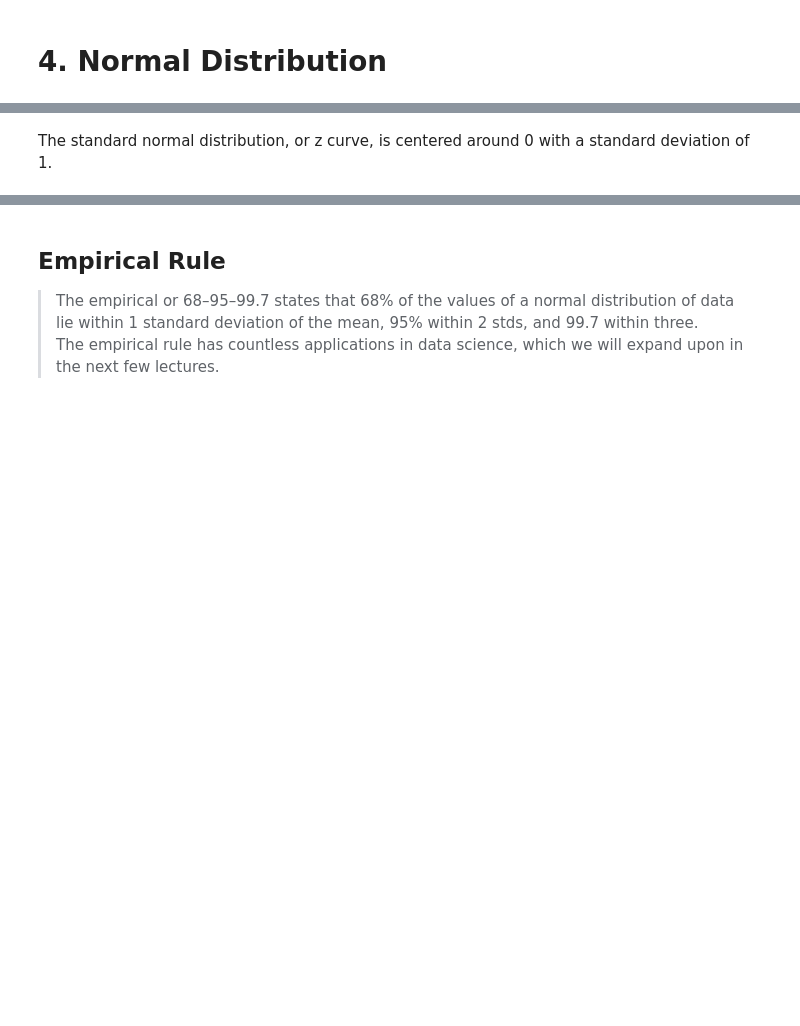
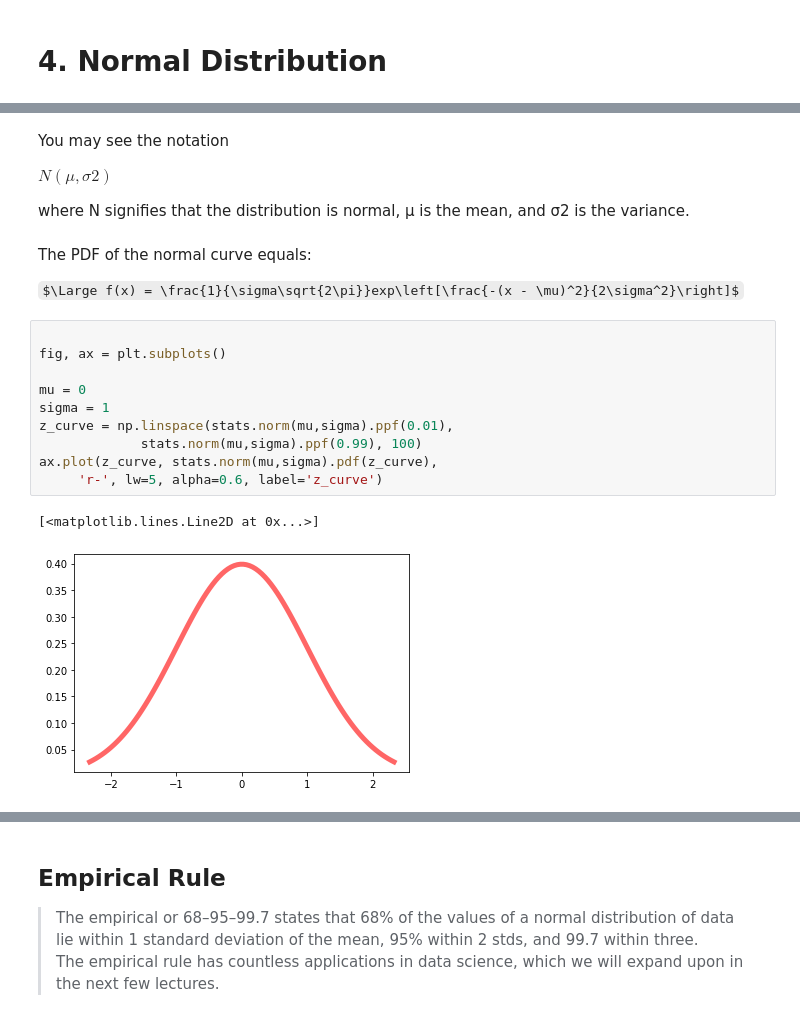
Before and after one commit to lecritch/distributions_seattle-chicago-ds, a Jupyter notebook: index.ipynb, the cells around one changed output, grey strips where cells are left out. Drawn from its saved outputs; the diff is of its cells as text; some formulas as TeX source; blank space fills up the shorter version.

```diff
--- a/index.ipynb
+++ b/index.ipynb
@@ -565,4 +661,25 @@ The last distribution we will cover today is the normal distribution. You probab
+# %% [markdown]
+You may see the notation
+
+$ N(μ,σ2)$
+
+where N signifies that the distribution is normal, μ is the mean, and σ2 is the variance.
+# %% [markdown]
+The PDF of the normal curve equals:
+
+$\Large f(x) = \frac{1}{\sigma\sqrt{2\pi}}exp\left[\frac{-(x - \mu)^2}{2\sigma^2}\right]$
+# %%
+
+fig, ax = plt.subplots()
+
+mu = 0
+sigma = 1
+z_curve = np.linspace(stats.norm(mu,sigma).ppf(0.01),
+             stats.norm(mu,sigma).ppf(0.99), 100)
+ax.plot(z_curve, stats.norm(mu,sigma).pdf(z_curve),
+     'r-', lw=5, alpha=0.6, label='z_curve')
+# %% [output]
+[<matplotlib.lines.Line2D at 0x...>]
+[figure, added]
 # %% [markdown]
 ![](images/normal_2.png)
-# %% [markdown]
-The standard normal distribution, or z curve, is centered around 0 with a standard deviation of 1.
```
Also changed, not shown: parts of 53 cells of this notebook, 18 other files.
